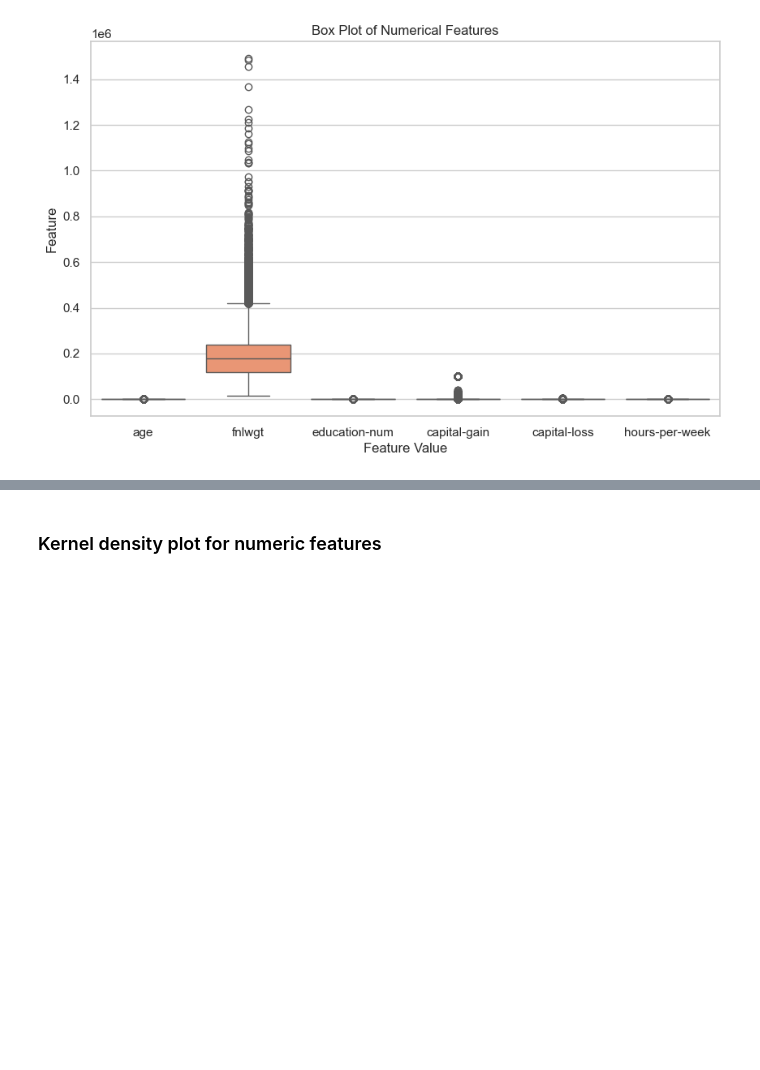
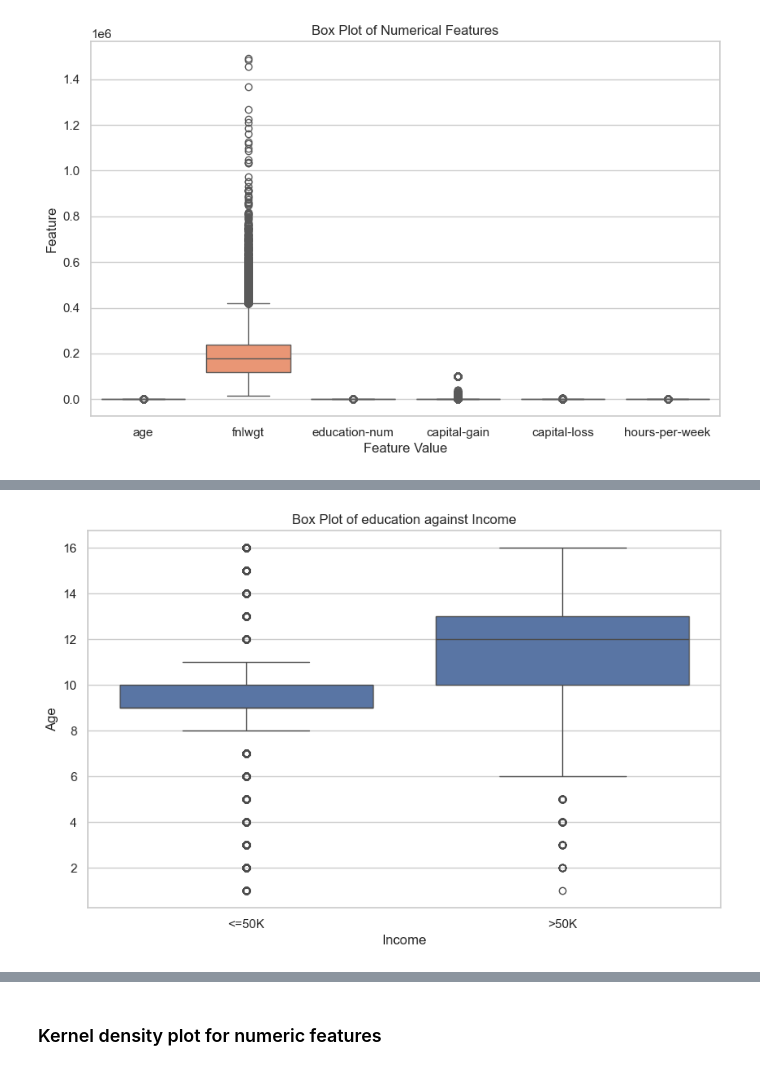
Before and after one commit to nikoyasam/MachineLearningCW, a Jupyter notebook: machine learninng/naive bayes.ipynb, the cells around one changed output, grey strips where cells are left out. Cells and saved outputs as stored; diff of their text form; code cells hidden in the pictures; blank space fills up the shorter version.

```diff
--- a/machine learninng/naive bayes.ipynb
+++ b/machine learninng/naive bayes.ipynb
@@ -163,0 +198,16 @@ plt.show()
+# %%
+import seaborn as sns
+
+# Filter the dataset based on income categories
+income_categories = ['<=50K', '>50K']
+filtered_data = no_null_df2[no_null_df2['income'].isin(income_categories)]
+
+# Create the box plot
+plt.figure(figsize=(10, 6))
+sns.boxplot(x='income', y='education-num', data=filtered_data)
+plt.title('Box Plot of education against Income')
+plt.xlabel('Income')
+plt.ylabel('Age')
+plt.show()
+# %% [output]
+[figure, added]
```
Also changed, not shown: parts of 6 cells of this notebook, 1 other file.
